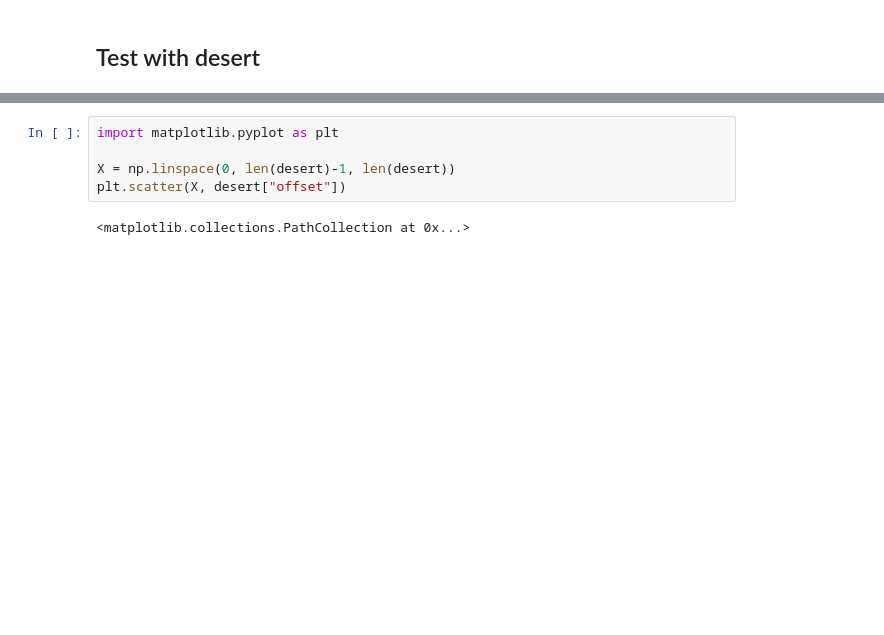
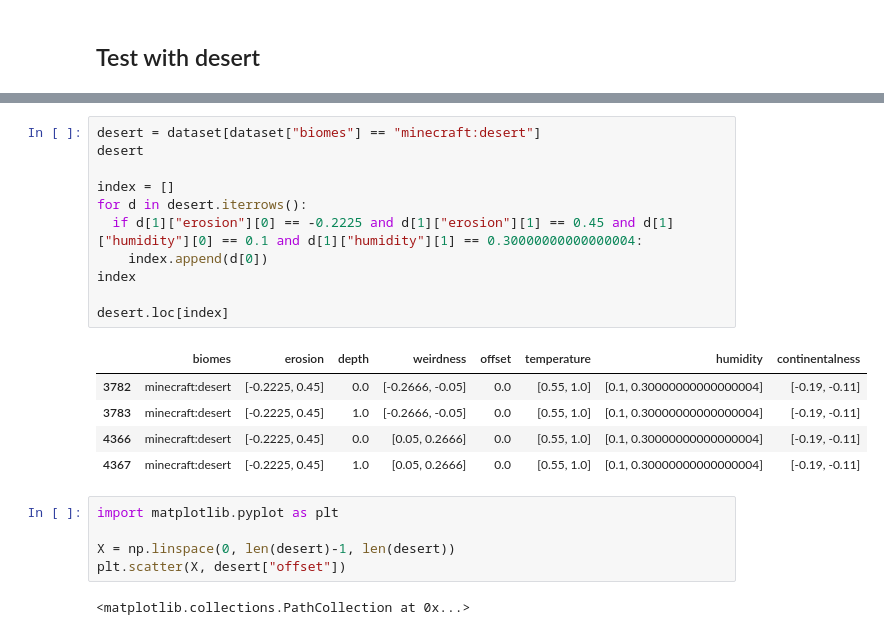
Before and after one commit to charles66820/mcDatapack, a Jupyter notebook: mc.ipynb, the cells around one changed output, grey strips where cells are left out. Saved outputs shown, nothing was run; the diff lists cells and outputs as text; blank space fills up the shorter version.

Commit message:
selcet desert

```diff
--- a/mc.ipynb
+++ b/mc.ipynb
@@ -125,3 +108,20 @@ desert
+# %%
+desert = dataset[dataset["biomes"] == "minecraft:desert"]
+desert
+
+index = []
+for d in desert.iterrows():
+  if d[1]["erosion"][0] == -0.2225 and d[1]["erosion"][1] == 0.45 and d[1]["humidity"][0] == 0.1 and d[1]["humidity"][1] == 0.30000000000000004:
+    index.append(d[0])
+index
+
+desert.loc[index]
+# %% [output]
+|  | biomes | erosion | depth | weirdness | offset | temperature | humidity | continentalness |
+| 3782 | minecraft:desert | [-0.2225, 0.45] | 0.0 | [-0.2666, -0.05] | 0.0 | [0.55, 1.0] | [0.1, 0.30000000000000004] | [-0.19, -0.11] |
+| 3783 | minecraft:desert | [-0.2225, 0.45] | 1.0 | [-0.2666, -0.05] | 0.0 | [0.55, 1.0] | [0.1, 0.30000000000000004] | [-0.19, -0.11] |
+| 4366 | minecraft:desert | [-0.2225, 0.45] | 0.0 | [0.05, 0.2666] | 0.0 | [0.55, 1.0] | [0.1, 0.30000000000000004] | [-0.19, -0.11] |
+| 4367 | minecraft:desert | [-0.2225, 0.45] | 1.0 | [0.05, 0.2666] | 0.0 | [0.55, 1.0] | [0.1, 0.30000000000000004] | [-0.19, -0.11] |
 # %%
 import matplotlib.pyplot as plt
 
```
Also changed, not shown: parts of 7 cells of this notebook.
